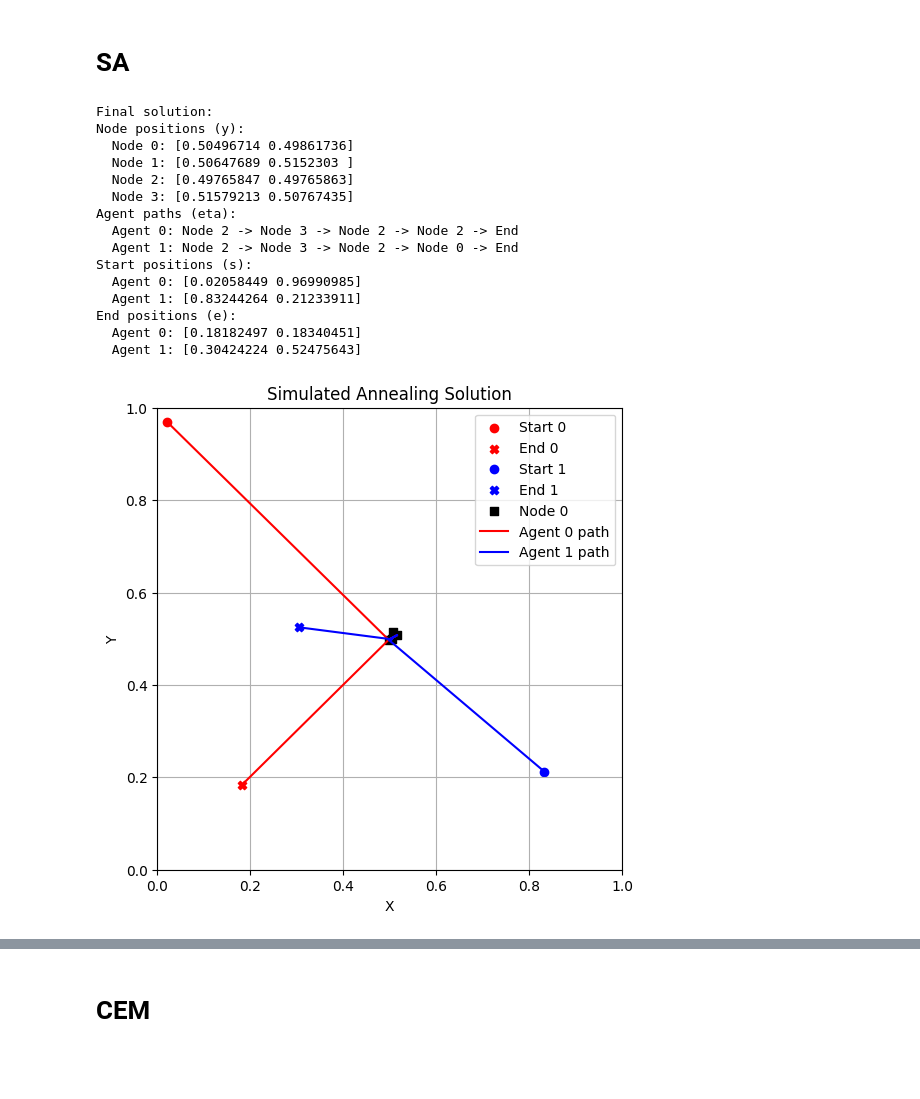
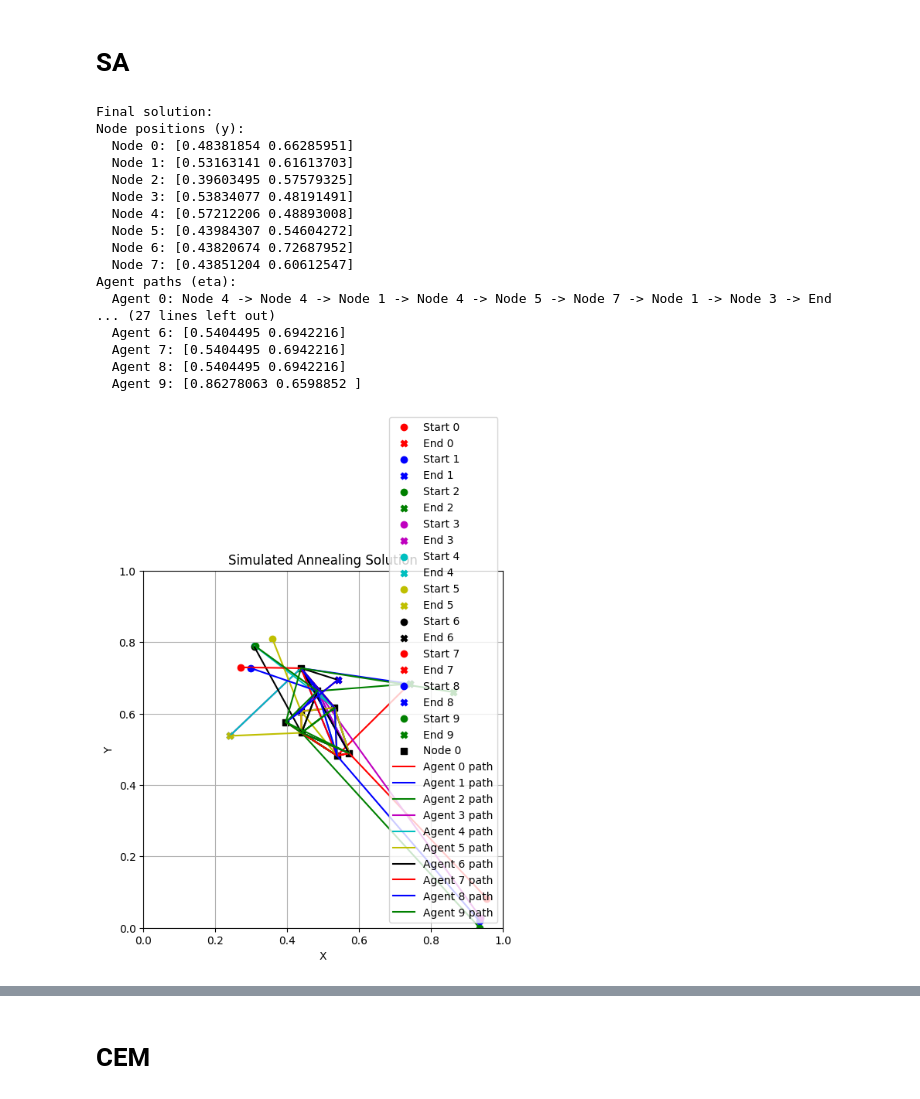
Before and after one commit to salar96/LearningFLPO, a Jupyter notebook: Benchmark/benchmark.ipynb, the cells around one changed output, grey strips where cells are left out. Cells and saved outputs as stored; diff of their text form; code cells hidden in the pictures; blank space fills up the shorter version.

```diff
--- a/Benchmark/benchmark.ipynb
+++ b/Benchmark/benchmark.ipynb
@@ -83,11 +84,11 @@ t_pso_arr = []
 c_pso_arr = []
 for i in range(n_algo_iters):
     y_final, eta_final, global_best_cost, elapsed_time = pso(
-        s0,
-        e0,
+        s,
+        e,
         num_facilities,
         num_drones,
-        dim,
+        dim_,
         Y_init=Y_init,
         verbose=True,
         w=w,
@@ -130,25 +131,25 @@ t_pso_min, c_pso_min
 # Genetic Algorithm
 # %%
 from GA import ga, ga_plot, ga_print
-t_arr_ga = []
-c_arr_ga = []
+t_ga_arr = []
+c_ga_arr = []
 for i in range(n_algo_iters):
     best_y, best_eta, best_cost, elapsed_time = ga(
             s,
             e,
             num_facilities,
             num_drones,
-            dim,
+            dim_,
             Y_init=None,
             verbose=False,
             pop_size=100,
             generations=100,
             mutation_rate=0.3,
         )
-    t_arr_ga.append(elapsed_time)
-    c_arr_ga.append(best_cost)
-t_ga_min = np.min(t_arr_ga)
-c_ga_min = np.min(c_arr_ga)
+    t_ga_arr.append(elapsed_time)
+    c_ga_arr.append(best_cost)
+t_ga_min = np.min(t_ga_arr)
+c_ga_min = np.min(c_ga_arr)
 ga_print(s, e, best_y, best_eta, best_cost, elapsed_time)
 ga_plot(s, e, best_y, best_eta)
 # %% [output]
@@ -178,34 +179,43 @@ t_ga_min, c_ga_min
 # SA
 # %%
 from SA import sa, plot_sa, print_sa
-best_y, best_eta, best_cost, elapsed_time = sa(
-        s,
-        e,
-        num_nodes,
-        num_agents,
-        dim,
-        Y_init=Y_init,
-        YMIN=0,
-        YMAX=1.0,
-        iters=1000,
-        verbose=False,
-    )
+t_sa_arr = []
+c_sa_arr = []
+for i in range(n_algo_iters):
+    best_y, best_eta, best_cost, elapsed_time = sa(
+            s,
+            e,
+            num_facilities,
+            num_drones,
+            dim_,
+            Y_init=Y_init,
+            YMIN=0,
+            YMAX=1.0,
+            iters=1000,
+            verbose=False,
+        )
+    t_sa_arr.append(elapsed_time)
+    c_sa_arr.append(best_cost)
+t_sa_min = np.min(t_sa_arr)
+c_sa_min = np.min(c_sa_arr)
 print_sa(s, e, best_y, best_eta)
 plot_sa(s, e, best_y, best_eta)
 # %% [output]
 Final solution:
 Node positions (y):
-  Node 0: [0.50496714 0.49861736]
-  Node 1: [0.50647689 0.5152303 ]
-  Node 2: [0.49765847 0.49765863]
-  Node 3: [0.51579213 0.50767435]
+  Node 0: [0.48381854 0.66285951]
+  Node 1: [0.53163141 0.61613703]
+  Node 2: [0.39603495 0.57579325]
+  Node 3: [0.53834077 0.48191491]
+  Node 4: [0.57212206 0.48893008]
+  Node 5: [0.43984307 0.54604272]
+  Node 6: [0.43820674 0.72687952]
+  Node 7: [0.43851204 0.60612547]
 Agent paths (eta):
-  Agent 0: Node 2 -> Node 3 -> Node 2 -> Node 2 -> End
-  Agent 1: Node 2 -> Node 3 -> Node 2 -> Node 0 -> End
-Start positions (s):
-  Agent 0: [0.02058449 0.96990985]
-  Agent 1: [0.83244264 0.21233911]
-End positions (e):
-  Agent 0: [0.18182497 0.18340451]
-  Agent 1: [0.30424224 0.52475643]
+  Agent 0: Node 4 -> Node 4 -> Node 1 -> Node 4 -> Node 5 -> Node 7 -> Node 1 -> Node 3 -> End
+... (27 lines left out)
+  Agent 6: [0.5404495 0.6942216]
+  Agent 7: [0.5404495 0.6942216]
+  Agent 8: [0.5404495 0.6942216]
+  Agent 9: [0.86278063 0.6598852 ]
-[figure, old version]
+[figure, new version]
```
Also changed, not shown: parts of 17 cells of this notebook, 4 other files.
